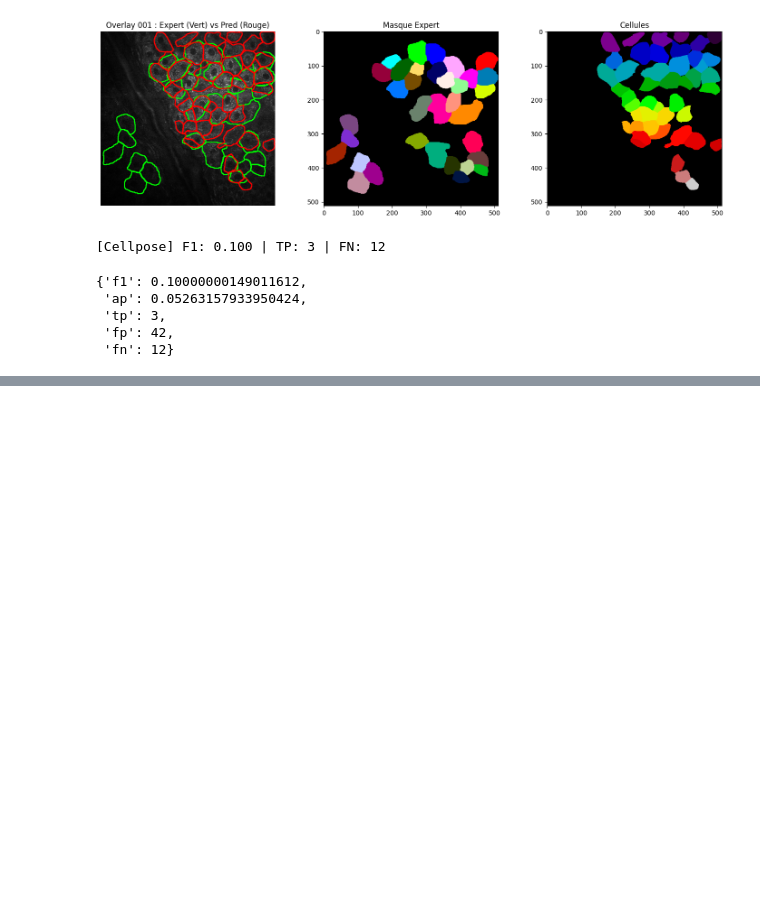
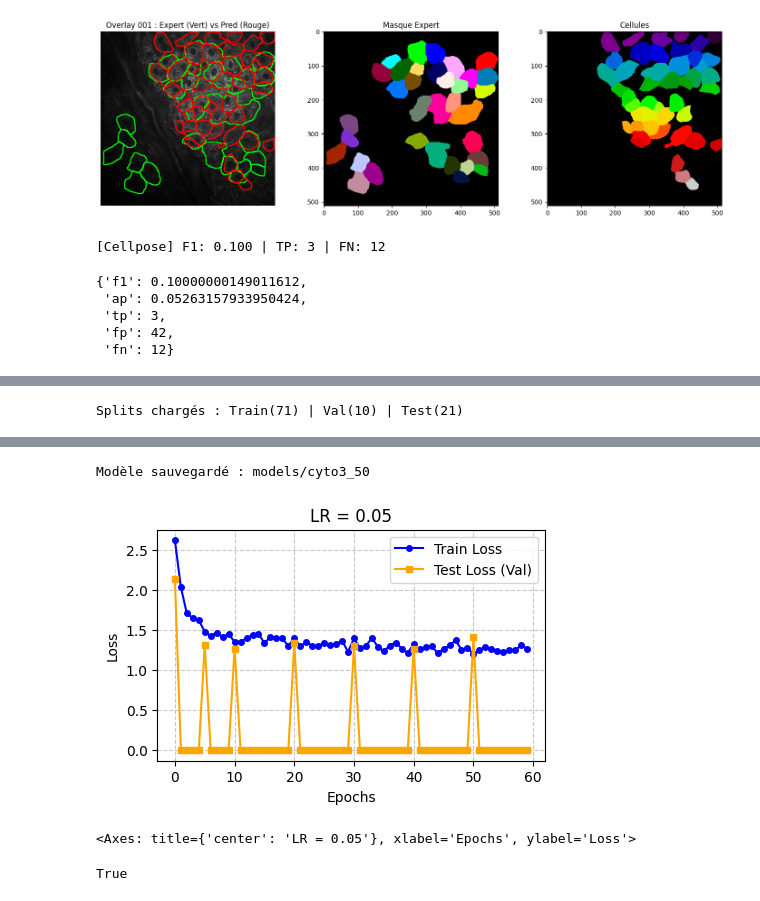
Before and after one commit to GautierGabriel/DIMA, a Jupyter notebook: scripts/cellpose_untrained.ipynb, the cells around one changed output, grey strips where cells are left out. Saved outputs shown, nothing was run; the diff lists cells and outputs as text; code cells hidden in the pictures; blank space fills up the shorter version.

```diff
--- a/scripts/cellpose_untrained.ipynb
+++ b/scripts/cellpose_untrained.ipynb
@@ -258,0 +194,41 @@ Chemin du modèle prêt pour le test : models/cyto3_lr_0.1
+# %%
+import json
+
+with open('./data/dataset_splits.json', 'r') as f:
+    splits = json.load(f)
+
+ids_train = splits['train']
+ids_val   = splits['val']
+ids_test  = splits['test']
+
+print(f"Splits chargés : Train({len(ids_train)}) | Val({len(ids_val)}) | Test({len(ids_test)})")
+# %% [output]
+Splits chargés : Train(71) | Val(10) | Test(21)
+# %%
+import matplotlib.pyplot as plt
+from cellpose import train, models, io
+
+X_train,Y_train = visualizer.load_set(ids_train)
+X_val,Y_val   = visualizer.load_set(ids_val)
+
+io.logger_setup()
+model_finetune = models.CellposeModel(model_type='cyto3', gpu=True)
+
+model_path, t_loss, v_loss = train.train_seg(
+    model_finetune.net,
+    train_data=X_train,
+    train_labels=Y_train,
+    test_data=X_val,
+    test_labels=Y_val,
+    channels=[0,0],
+    n_epochs=60,
+    learning_rate=0.05,
+    weight_decay=0.0001,
+    save_path='.',
+    model_name='cyto3_50'
+)
+
+print(f"Modèle sauvegardé : {model_path}")
+
+visualizer.plot_loss(t_loss, v_loss, title=f"LR = {0.05}",show=True)
+# %% [output]
@@ -258,0 +236,10 @@ Chemin du modèle prêt pour le test : models/cyto3_lr_0.1
+Modèle sauvegardé : models/cyto3_50
+[figure, added]
+<Axes: title={'center': 'LR = 0.05'}, xlabel='Epochs', ylabel='Loss'>
+# %%
+oc.oc.put_file(
+    '/travail/Mines/DIMA/Segmentation/results/models/cyto3_earlystopping.pth',
+    model_path
+)
+# %% [output]
+True
```
Also changed, not shown: parts of 13 cells of this notebook, 8 other files.
